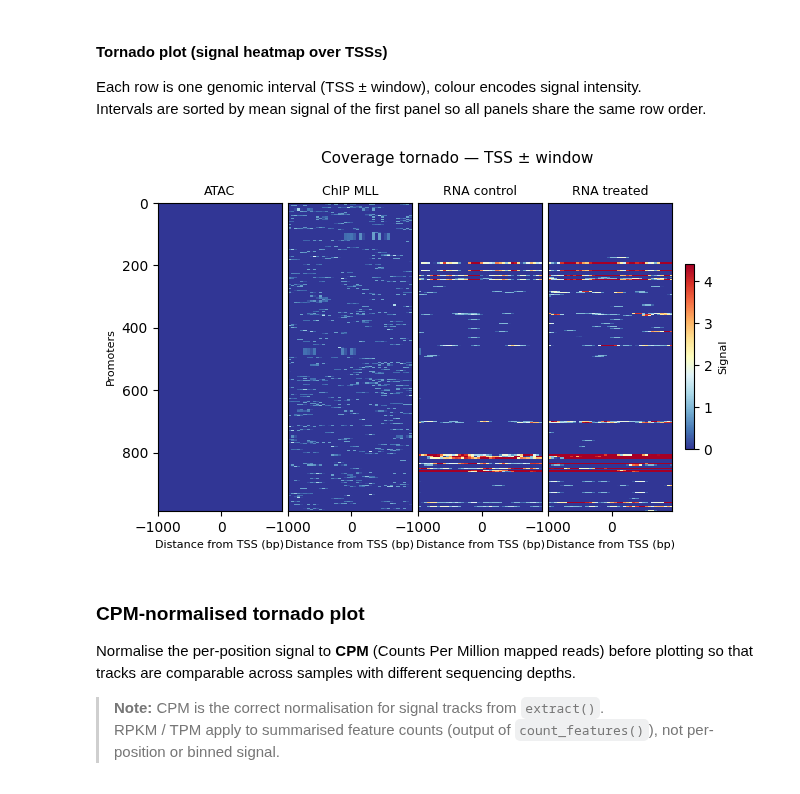
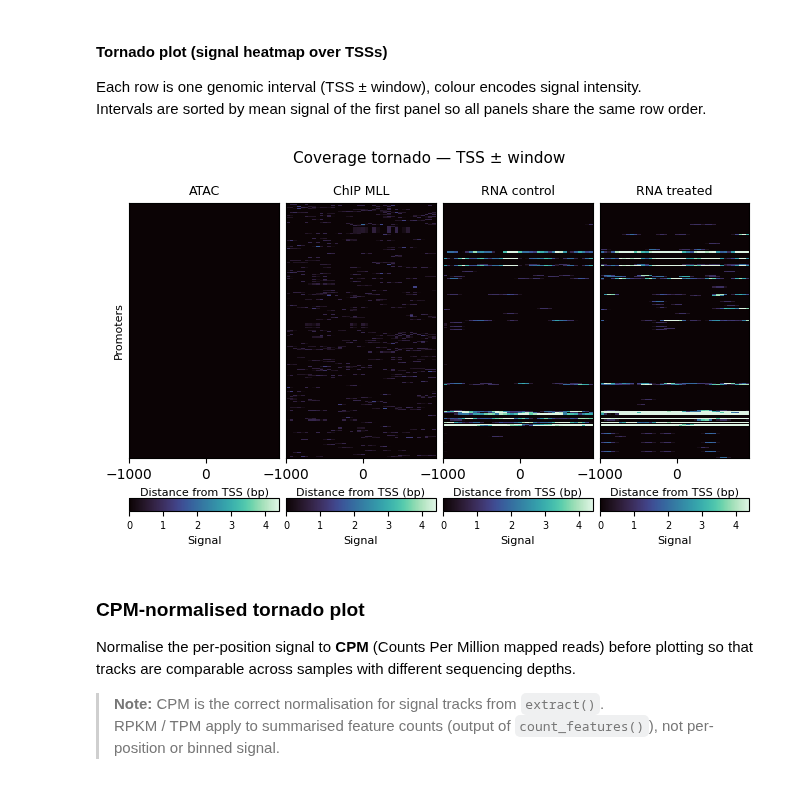
Before and after one commit to Milne-Group/QuantNado, a Jupyter notebook: example/example_dataset.ipynb, the cells around one changed output. Cells and saved outputs as stored; diff of their text form; code cells hidden in the pictures.

```diff
--- a/example/example_dataset.ipynb
+++ b/example/example_dataset.ipynb
@@ -442,21 +443,23 @@ Intervals are sorted by mean signal of the first panel so all panels share the s
 # %%
 axes = ds.tornadoplot(
     binned,
     modality="coverage",
     samples=["atac", "chip-rx_MLL", "rna-spikein-control-rep1", "rna-spikein-treated-rep1"],
     sample_names=["ATAC", "ChIP MLL", "RNA control", "RNA treated"],
     flip_minus_strand=True,
     sort_by="mean",
+    scale_each=True,
+    cmap="mako",
     reference_point=None,
     reference_label="TSS",
     xlabel="Distance from TSS (bp)",
     ylabel="Promoters",
     title="Coverage tornado — TSS ± window",
     figsize=(8, 4),
     filepath=FIG_DIR / "tornado_tss.png",
 )
 # %% [output]
-[figure, old version]
+[figure, new version]
 # %% [markdown]
 ### CPM-normalised tornado plot
 
```
Also changed, not shown: parts of 17 cells of this notebook, 6 other files.
